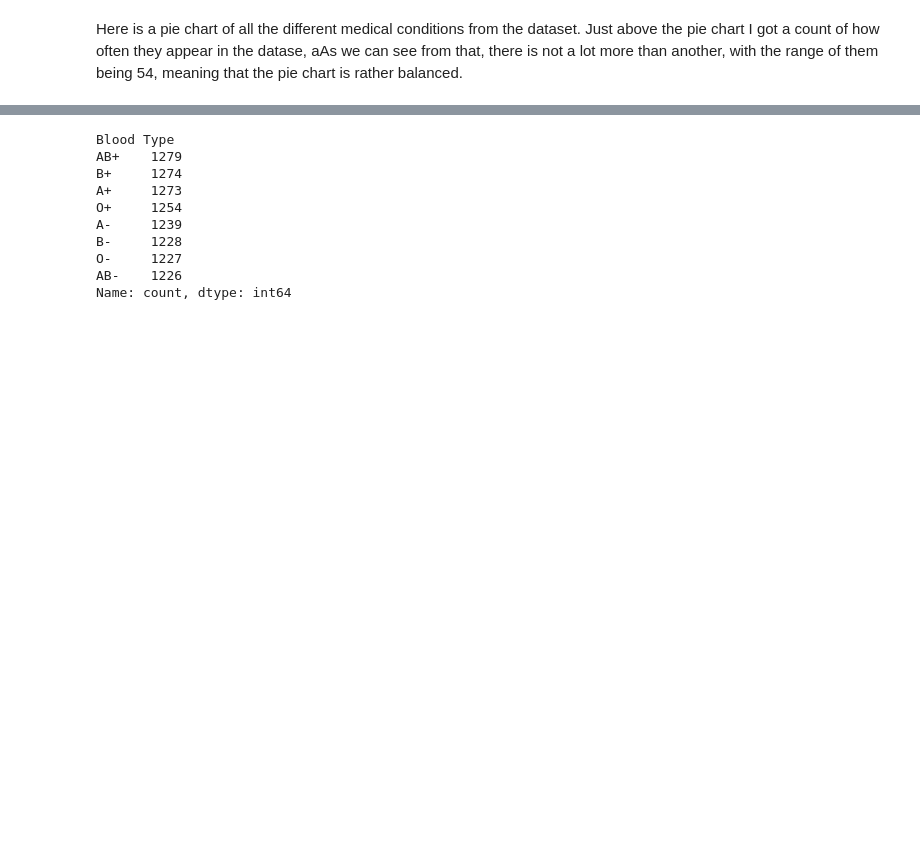
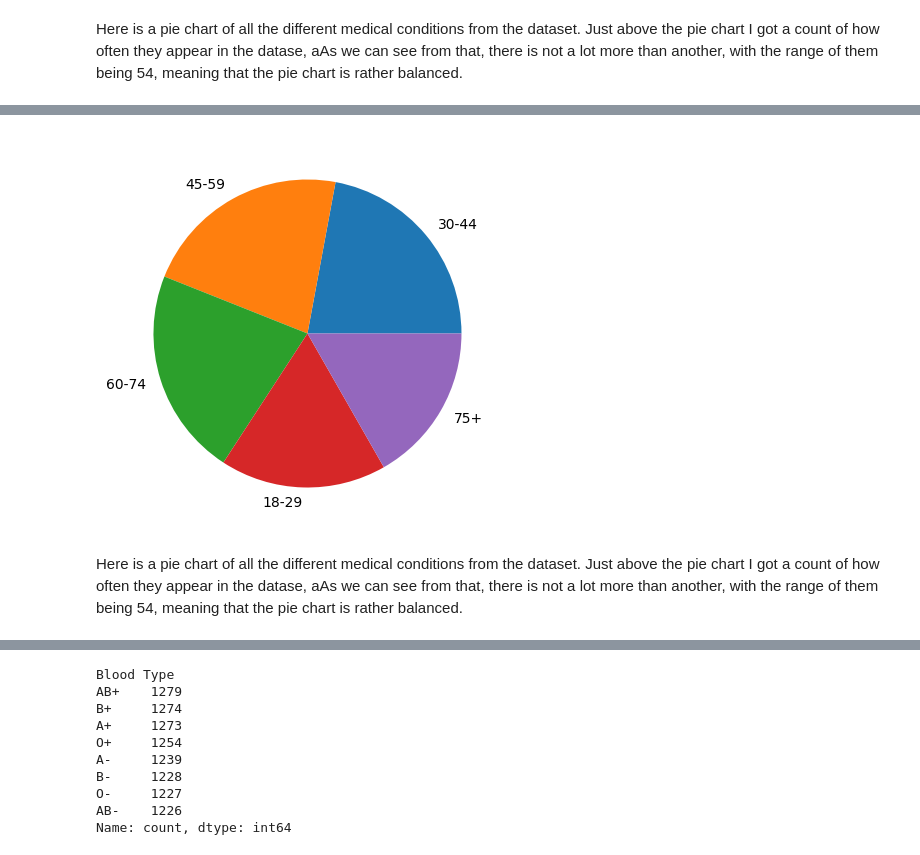
Before and after one commit to MatTetsu/Healthcare, a Jupyter notebook: jupyter_notebooks/Healthcare_Visualisations.ipynb, the cells around one changed output, grey strips where cells are left out. Cells and saved outputs as stored; diff of their text form; code cells hidden in the pictures; blank space fills up the shorter version.

```diff
--- a/jupyter_notebooks/Healthcare_Visualisations.ipynb
+++ b/jupyter_notebooks/Healthcare_Visualisations.ipynb
@@ -46,0 +57,9 @@ Here is a pie chart of all the different medical conditions from the dataset. Ju
+# %%
+fig, axes = plt.subplots(nrows=1, ncols=1, figsize=(13,5))
+categorical_count = df.value_counts('Age Range',normalize=True)
+plt.pie(x=categorical_count, labels=categorical_count.index)
+plt.show()
+# %% [output]
+[figure, added]
+# %% [markdown]
+Here is a pie chart of all the different medical conditions from the dataset. Just above the pie chart I got a count of how often they appear in the datase, aAs we can see from that, there is not a lot more than another, with the range of them being 54, meaning that the pie chart is rather balanced.
```
Also changed, not shown: parts of 7 cells of this notebook, 1 other file.
